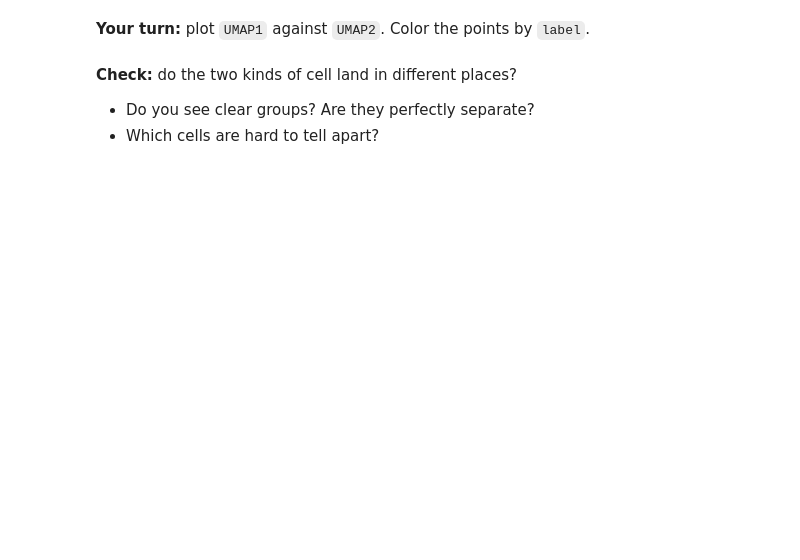
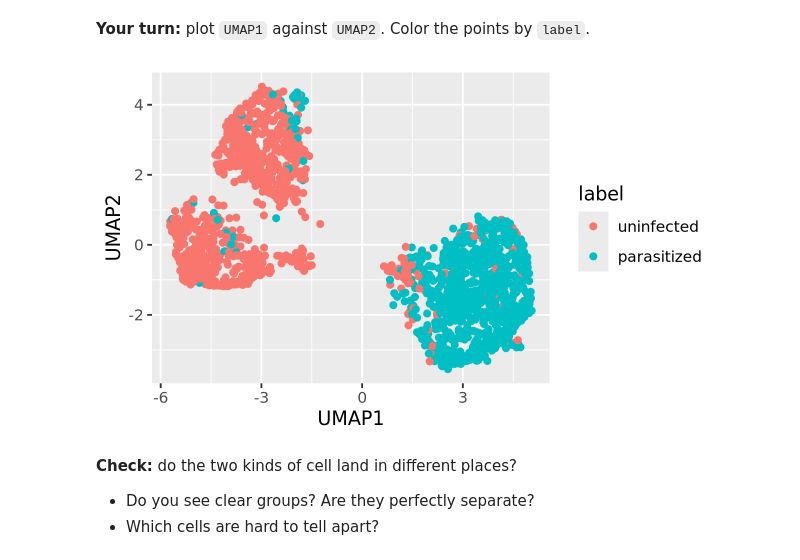
Before and after one commit to sophiaemcreynolds/codespace_9.30_512, a Jupyter notebook: exercises/17-encoder-exercise.ipynb, the cells around one changed output. Saved outputs shown, nothing was run; the diff lists cells and outputs as text; code cells hidden in the pictures; blank space fills up the shorter version.

```diff
--- a/exercises/17-encoder-exercise.ipynb
+++ b/exercises/17-encoder-exercise.ipynb
@@ -44,7 +89,10 @@ umap_coords |> head()
 # %% [markdown]
 **Your turn:** plot `UMAP1` against `UMAP2`. Color the points by `label`.
 # %%
-# Chart code goes here
+umap_coords |>
+    ggplot(aes(x=UMAP1, y=UMAP2, color = label)) + geom_point()
+# %% [output]
+[figure, added]
 # %% [markdown]
 **Check:** do the two kinds of cell land in different places?
 
```
Also changed, not shown: parts of 12 cells of this notebook, 2 other files.
